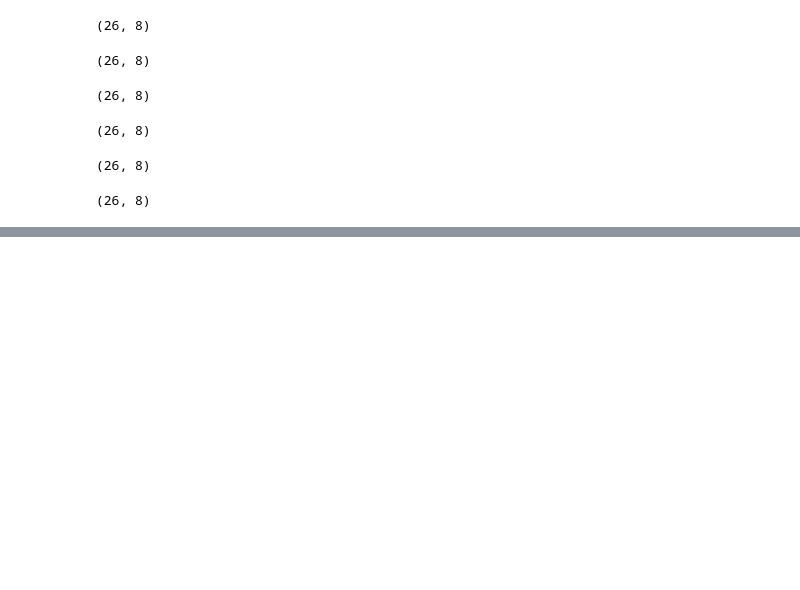
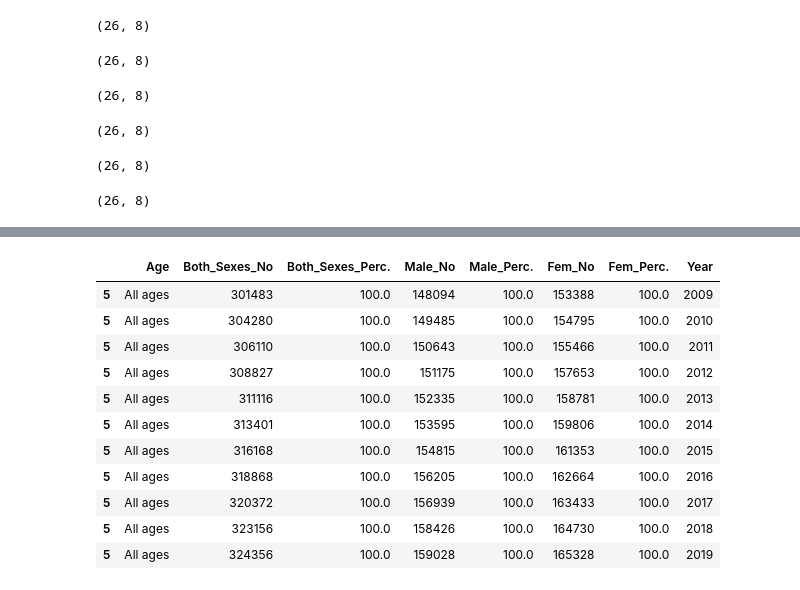
Before and after one commit to oimartin/Older-and-Wiser, a Jupyter notebook: gender_data_US_Census.ipynb, the cells around one changed output, grey strips where cells are left out. Saved outputs shown, nothing was run; the diff lists cells and outputs as text; code cells hidden in the pictures; blank space fills up the shorter version.

```diff
--- a/gender_data_US_Census.ipynb
+++ b/gender_data_US_Census.ipynb
@@ -81,3 +130,19 @@ all_09_19 = all_09_19.replace('(X)', 'NaN', regex=True)
+# %%
+all_ages = all_09_19[all_09_19['Age'] == 'All ages']
+all_ages
+# %% [output]
+|  | Age | Both_Sexes_No | Both_Sexes_Perc. | Male_No | Male_Perc. | Fem_No | Fem_Perc. | Year |
+| 5 | All ages | 301483 | 100.0 | 148094 | 100.0 | 153388 | 100.0 | 2009 |
+| 5 | All ages | 304280 | 100.0 | 149485 | 100.0 | 154795 | 100.0 | 2010 |
+| 5 | All ages | 306110 | 100.0 | 150643 | 100.0 | 155466 | 100.0 | 2011 |
+| 5 | All ages | 308827 | 100.0 | 151175 | 100.0 | 157653 | 100.0 | 2012 |
+| 5 | All ages | 311116 | 100.0 | 152335 | 100.0 | 158781 | 100.0 | 2013 |
+| 5 | All ages | 313401 | 100.0 | 153595 | 100.0 | 159806 | 100.0 | 2014 |
+| 5 | All ages | 316168 | 100.0 | 154815 | 100.0 | 161353 | 100.0 | 2015 |
+| 5 | All ages | 318868 | 100.0 | 156205 | 100.0 | 162664 | 100.0 | 2016 |
+| 5 | All ages | 320372 | 100.0 | 156939 | 100.0 | 163433 | 100.0 | 2017 |
+| 5 | All ages | 323156 | 100.0 | 158426 | 100.0 | 164730 | 100.0 | 2018 |
+| 5 | All ages | 324356 | 100.0 | 159028 | 100.0 | 165328 | 100.0 | 2019 |
 # %%
 median_age = all_09_19[all_09_19['Age'] == 'Median age']
 median_age
```
Also changed, not shown: parts of 18 cells of this notebook.
